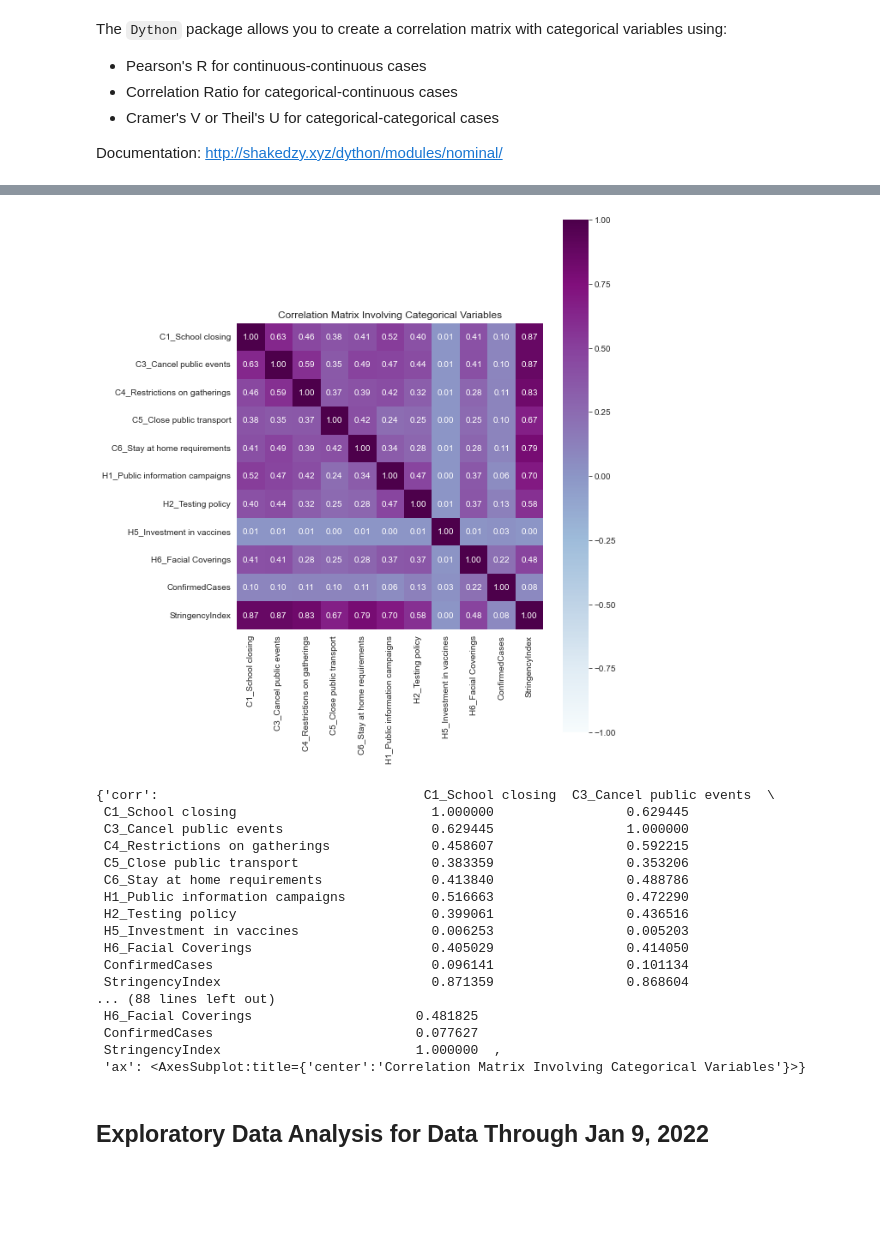
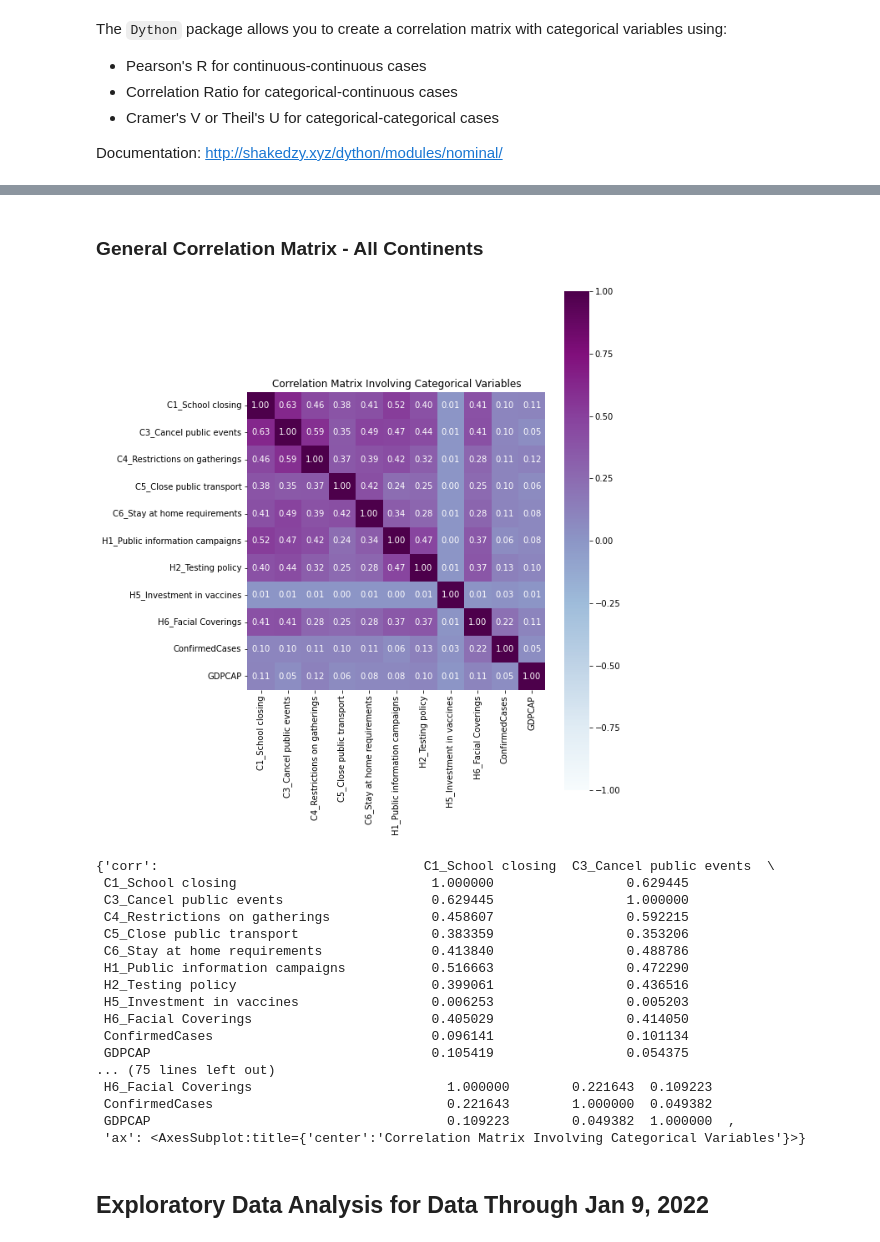
Before and after one commit to jcraciun/Economicron, a Jupyter notebook: EDA - Economicron.ipynb, the cells around one changed output, grey strips where cells are left out. Cells and saved outputs as stored; diff of their text form; code cells hidden in the pictures; blank space fills up the shorter version.

```diff
--- a/EDA - Economicron.ipynb
+++ b/EDA - Economicron.ipynb
@@ -357,10 +500,11 @@ Documentation: http://shakedzy.xyz/dython/modules/nominal/
+# %% [markdown]
+### General Correlation Matrix - All Continents
 # %%
 from dython.nominal import associations
 associations(final_data_categorical[['C1_School closing', 'C3_Cancel public events', 'C4_Restrictions on gatherings', 'C5_Close public transport', 'C6_Stay at home requirements',
-            'H1_Public information campaigns', 'H2_Testing policy', 'H5_Investment in vaccines', 'H6_Facial Coverings', 'ConfirmedCases',
-            'StringencyIndex']], figsize = (8, 11), cmap = 'BuPu', title = 'Correlation Matrix Involving Categorical Variables')
+            'H1_Public information campaigns', 'H2_Testing policy', 'H5_Investment in vaccines', 'H6_Facial Coverings', 'ConfirmedCases', 'GDPCAP']], figsize = (8, 11), cmap = 'BuPu', title = 'Correlation Matrix Involving Categorical Variables')
 # %% [output]
-[figure, old version]
+[figure, new version]
 {'corr':                                  C1_School closing  C3_Cancel public events  \
  C1_School closing                         1.000000                 0.629445
  C3_Cancel public events                   0.629445                 1.000000
@@ -372,11 +516,11 @@ associations(final_data_categorical[['C1_School closing', 'C3_Cancel public even
  H5_Investment in vaccines                 0.006253                 0.005203
  H6_Facial Coverings                       0.405029                 0.414050
  ConfirmedCases                            0.096141                 0.101134
- StringencyIndex                           0.871359                 0.868604
-... (88 lines left out)
- H6_Facial Coverings                     0.481825
- ConfirmedCases                          0.077627
- StringencyIndex                         1.000000  ,
+ GDPCAP                                    0.105419                 0.054375
+... (75 lines left out)
+ H6_Facial Coverings                         1.000000        0.221643  0.109223
+ ConfirmedCases                              0.221643        1.000000  0.049382
+ GDPCAP                                      0.109223        0.049382  1.000000  ,
  'ax': <AxesSubplot:title={'center':'Correlation Matrix Involving Categorical Variables'}>}
 # %% [markdown]
 ## Exploratory Data Analysis for Data Through Jan 9, 2022  <a class="anchor" id="chapter_3"></a>
```
Also changed, not shown: parts of 42 cells of this notebook, 7 other files.
